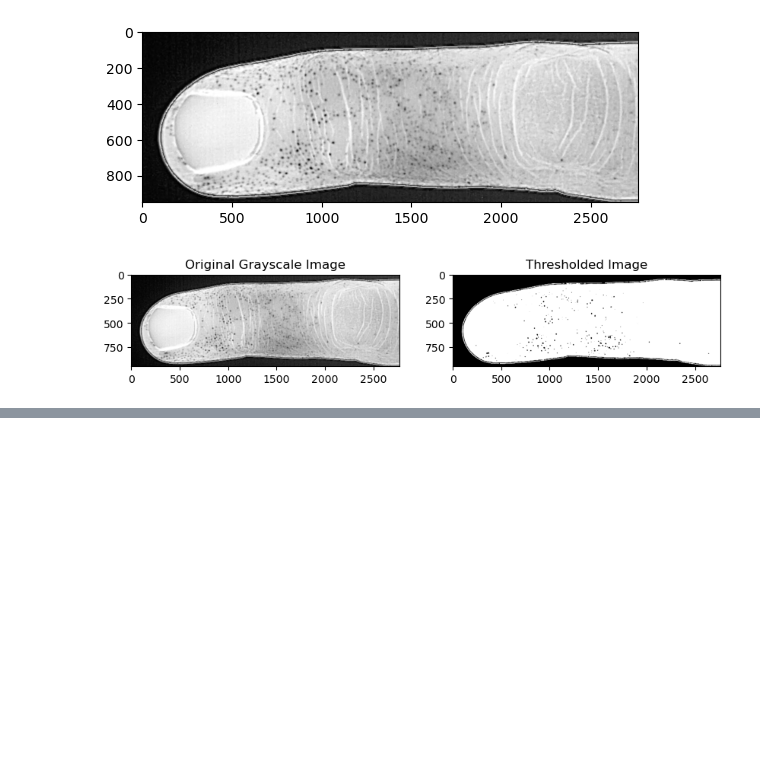
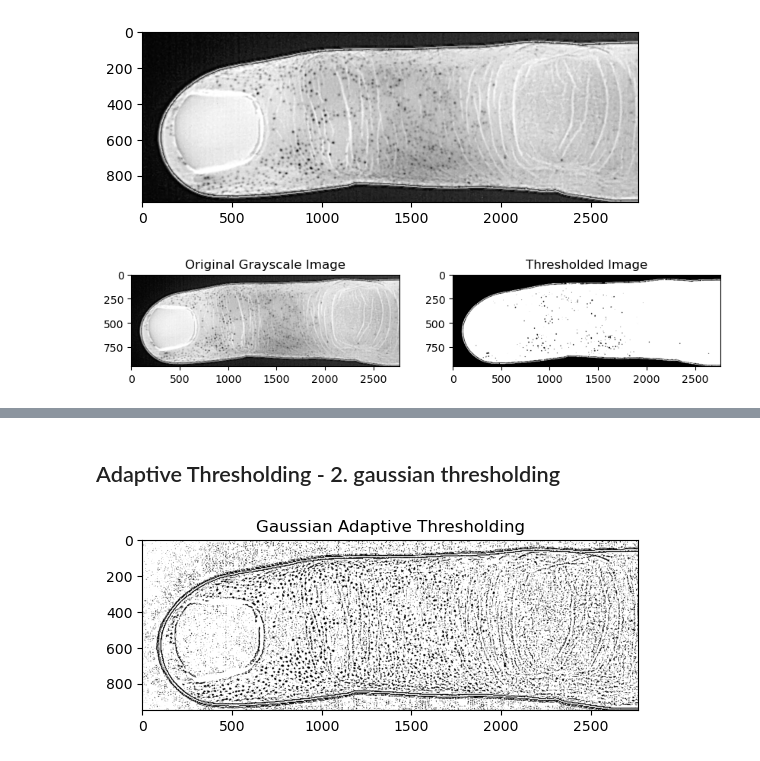
Before and after one commit to UArizonaCB2/sweat-pore-activation, a Jupyter notebook: SweatPoresDetection.ipynb, the cells around one changed output, grey strips where cells are left out. Cells and saved outputs as stored; diff of their text form; code cells hidden in the pictures; blank space fills up the shorter version.

```diff
--- a/SweatPoresDetection.ipynb
+++ b/SweatPoresDetection.ipynb
@@ -47,0 +61,11 @@ plt.show()
+# %% [markdown]
+## Adaptive Thresholding - 2. gaussian thresholding
+# %%
+gaussian_thresh_image = cv2.adaptiveThreshold(init_image, 255, cv2.ADAPTIVE_THRESH_GAUSSIAN_C, cv2.THRESH_BINARY, 11, 2)
+
+# Display the image using matplotlib
+plt.imshow(gaussian_thresh_image, cmap='gray')  # cmap='gray' ensures it's shown in grayscale
+plt.title('Gaussian Adaptive Thresholding')
+plt.show()
+# %% [output]
+[figure, added]
```
Also changed, not shown: parts of 10 cells of this notebook.
